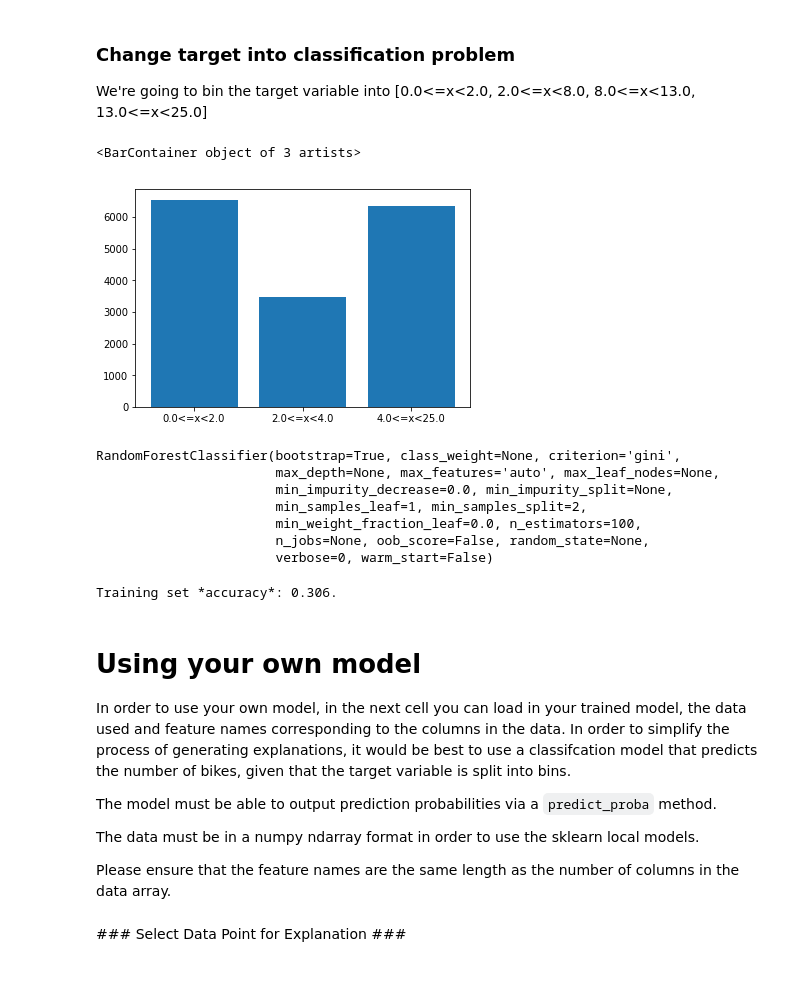
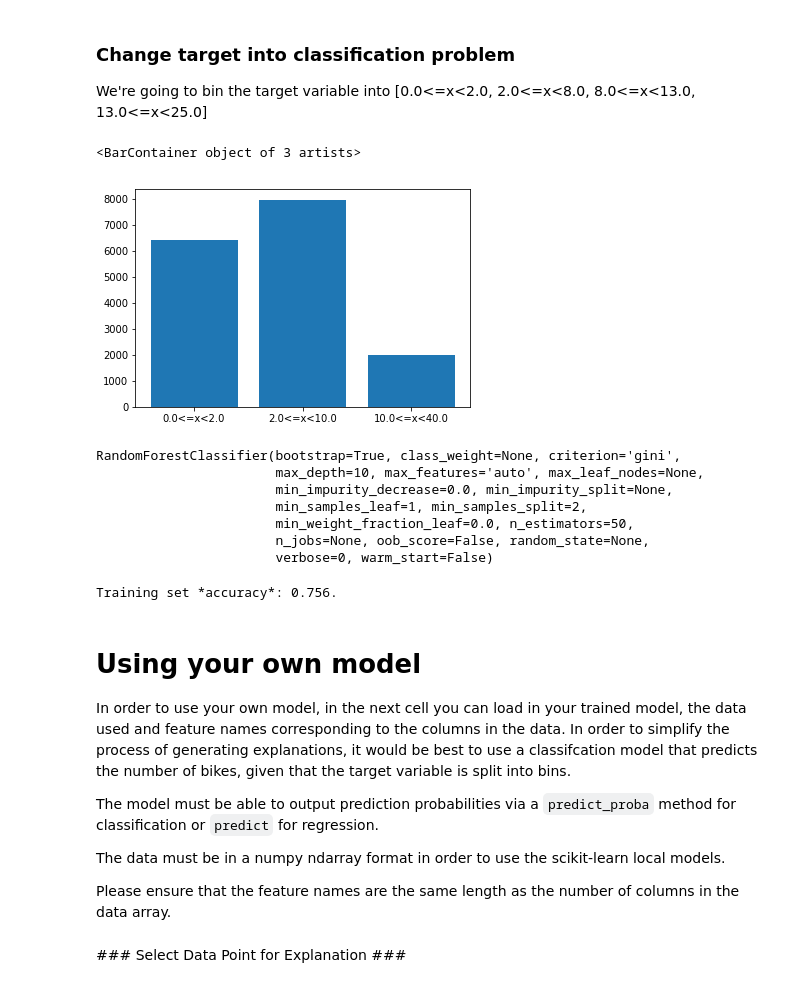
Before and after one commit to alexhepburn/aicdt_tutorial, a Jupyter notebook: bikes.ipynb, the cells around one changed output. Saved outputs shown, nothing was run; the diff lists cells and outputs as text; code cells hidden in the pictures.

Commit message:
finish notebooks and add one bikes dataset file

```diff
--- a/bikes.ipynb
+++ b/bikes.ipynb
@@ -29,7 +30,7 @@ import fatf
 # %% [markdown]
 ### Define Bikes dataset location ###
 # %%
-bikes_directory = './partial_train_data/station_1_train.csv'
+bikes_directory = './partial_train_data/station_2_train.csv'
 # %% [markdown]
 ### Load bikes dataset from 1 CSV ###
 # %%
@@ -65,41 +66,41 @@ Number of training data points: 16365
 ### Change target into classification problem ####
 We're going to bin the target variable into [0.0<=x<2.0, 2.0<=x<8.0, 8.0<=x<13.0, 13.0<=x<25.0]
 # %%
-binned_targets = np.digitize(bikes_target, bins=[0.0, 2.0, 4.0, 25.0])
+binned_targets = np.digitize(bikes_target, bins=[0.0, 2.0, 10.0, 40.0])-1
 _, counts = np.unique(binned_targets, return_counts=True)
-bins = ['0.0<=x<2.0', '2.0<=x<4.0', '4.0<=x<25.0']
+bins = ['0.0<=x<2.0', '2.0<=x<10.0', '10.0<=x<40.0']
 plt.bar(bins, counts)
 # %% [output]
 <BarContainer object of 3 artists>
-[figure, old version]
+[figure, new version]
 # %%
-clf_bikes = RandomForestClassifier(n_estimators=100)
+clf_bikes = RandomForestClassifier(n_estimators=50, max_depth=10)
 clf_bikes.fit(bikes_data, binned_targets)
 # %% [output]
 RandomForestClassifier(bootstrap=True, class_weight=None, criterion='gini',
-                       max_depth=None, max_features='auto', max_leaf_nodes=None,
+                       max_depth=10, max_features='auto', max_leaf_nodes=None,
                        min_impurity_decrease=0.0, min_impurity_split=None,
                        min_samples_leaf=1, min_samples_split=2,
-                       min_weight_fraction_leaf=0.0, n_estimators=100,
+                       min_weight_fraction_leaf=0.0, n_estimators=50,
                        n_jobs=None, oob_score=False, random_state=None,
                        verbose=0, warm_start=False)
 # %%
 bikes_training_predictions = clf_bikes.predict(bikes_data)
 
 bikes_training_accuracy = sklearn.metrics.accuracy_score(
-    bikes_target, bikes_training_predictions)
+    binned_targets, bikes_training_predictions)
 
 print('Training set *accuracy*: {:.3}.'.format(bikes_training_accuracy))
 # %% [output]
-Training set *accuracy*: 0.306.
+Training set *accuracy*: 0.756.
 # %% [markdown]
 # Using your own model #
 In order to use your own model, in the next cell you can load in your trained model, the data used and feature names corresponding to the columns in the data.
 In order to simplify the process of generating explanations, it would be best to use a classifcation model that predicts the number of bikes, given that the target variable is split into bins.
 
-The model must be able to output prediction probabilities via a `predict_proba` method.
+The model must be able to output prediction probabilities via a `predict_proba` method for classification or `predict` for regression.
 
-The data must be in a numpy ndarray format in order to use the sklearn local models.
+The data must be in a numpy ndarray format in order to use the scikit-learn local models.
 
 Please ensure that the feature names are the same length as the number of columns in the data array.
 # %%
```
Also changed, not shown: parts of 27 cells of this notebook, 2 other files.
